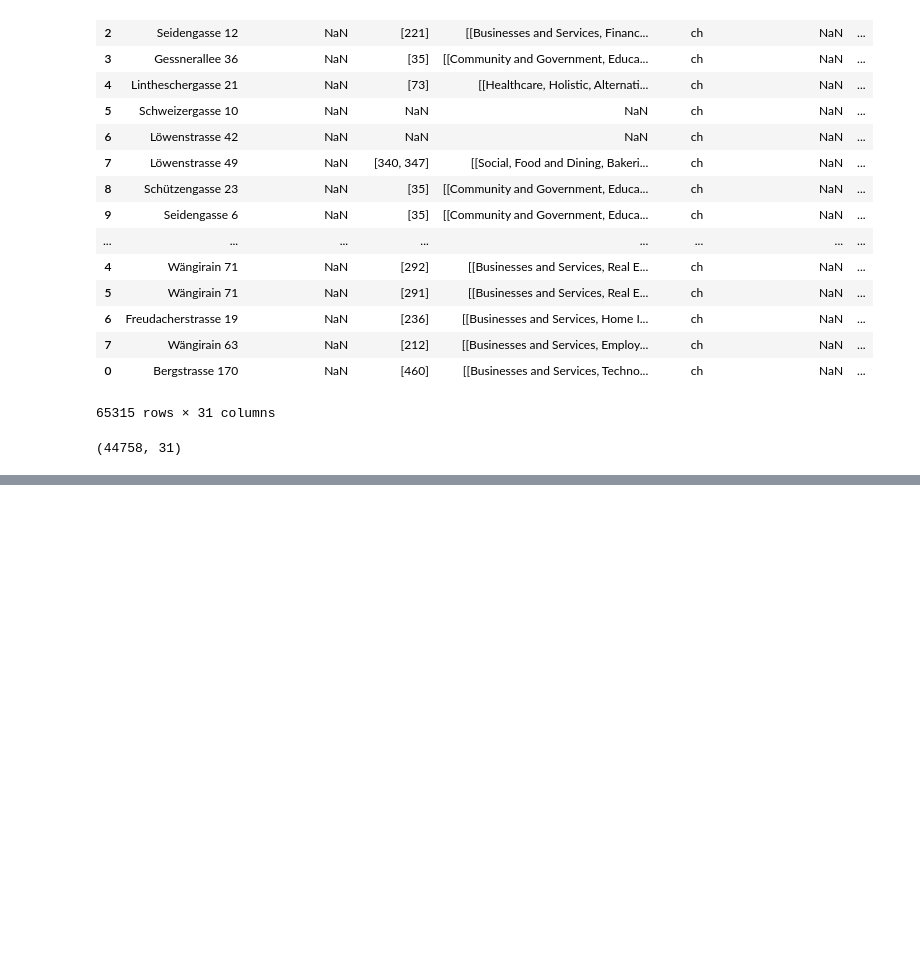
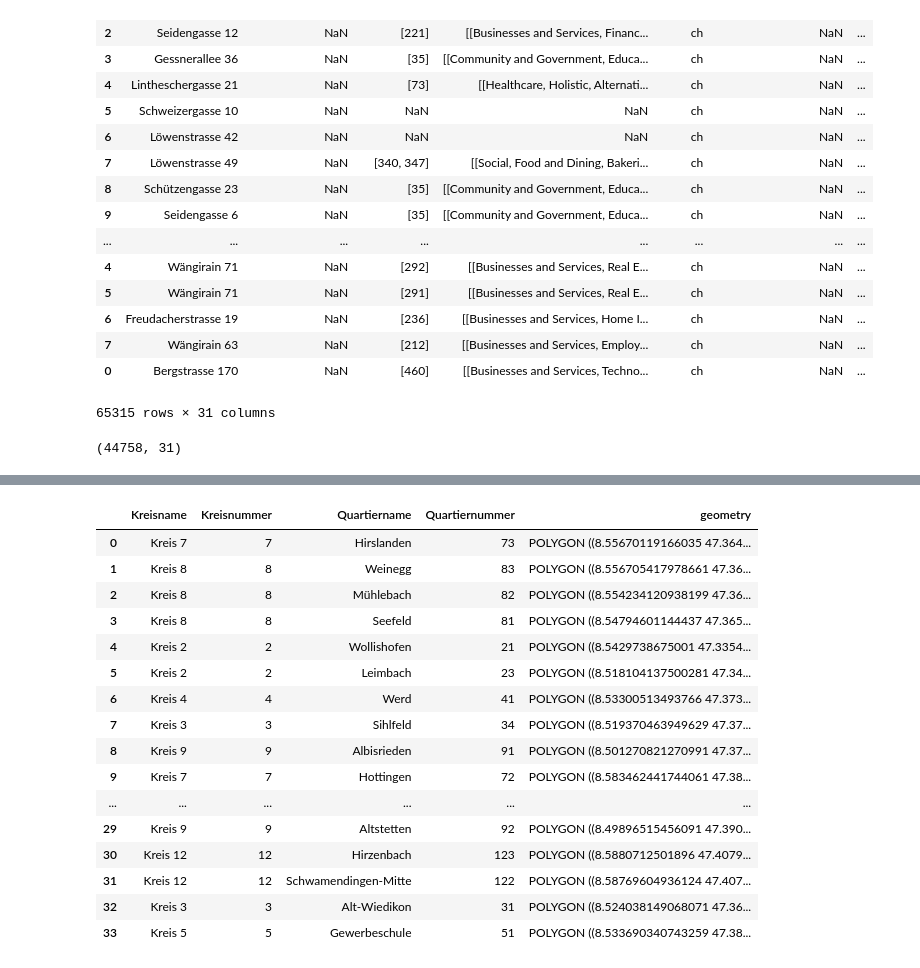
Before and after one commit to PaluchowskiMatthew/ADA-Orion, a Jupyter notebook: Lausanne & Zurich places.ipynb, the cells around one changed output, grey strips where cells are left out. Saved outputs shown, nothing was run; the diff lists cells and outputs as text; code cells hidden in the pictures; blank space fills up the shorter version.

```diff
--- a/Lausanne & Zurich places.ipynb
+++ b/Lausanne & Zurich places.ipynb
@@ -138,0 +192,20 @@ zurich_geo.shape
+# %%
+neighborhood_zurich
+# %% [output]
+|  | Kreisname | Kreisnummer | Quartiername | Quartiernummer | geometry |
+| 0 | Kreis 7 | 7 | Hirslanden | 73 | POLYGON ((8.55670119166035 47.364... |
+| 1 | Kreis 8 | 8 | Weinegg | 83 | POLYGON ((8.556705417978661 47.36... |
+| 2 | Kreis 8 | 8 | Mühlebach | 82 | POLYGON ((8.554234120938199 47.36... |
+| 3 | Kreis 8 | 8 | Seefeld | 81 | POLYGON ((8.54794601144437 47.365... |
+| 4 | Kreis 2 | 2 | Wollishofen | 21 | POLYGON ((8.5429738675001 47.3354... |
+| 5 | Kreis 2 | 2 | Leimbach | 23 | POLYGON ((8.518104137500281 47.34... |
+| 6 | Kreis 4 | 4 | Werd | 41 | POLYGON ((8.53300513493766 47.373... |
+| 7 | Kreis 3 | 3 | Sihlfeld | 34 | POLYGON ((8.519370463949629 47.37... |
+| 8 | Kreis 9 | 9 | Albisrieden | 91 | POLYGON ((8.501270821270991 47.37... |
+| 9 | Kreis 7 | 7 | Hottingen | 72 | POLYGON ((8.583462441744061 47.38... |
+| ... | ... | ... | ... | ... | ... |
+| 29 | Kreis 9 | 9 | Altstetten | 92 | POLYGON ((8.49896515456091 47.390... |
+| 30 | Kreis 12 | 12 | Hirzenbach | 123 | POLYGON ((8.5880712501896 47.4079... |
+| 31 | Kreis 12 | 12 | Schwamendingen-Mitte | 122 | POLYGON ((8.58769604936124 47.407... |
+| 32 | Kreis 3 | 3 | Alt-Wiedikon | 31 | POLYGON ((8.524038149068071 47.36... |
+| 33 | Kreis 5 | 5 | Gewerbeschule | 51 | POLYGON ((8.533690340743259 47.38... |
```
Also changed, not shown: parts of 16 cells of this notebook.
